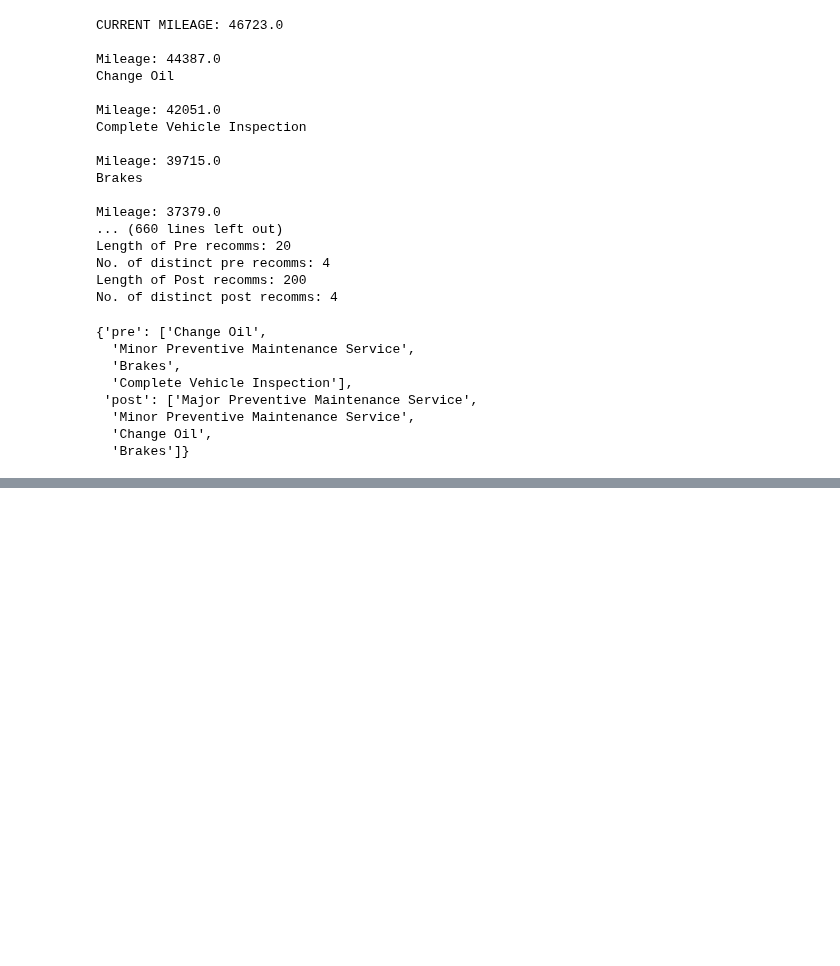
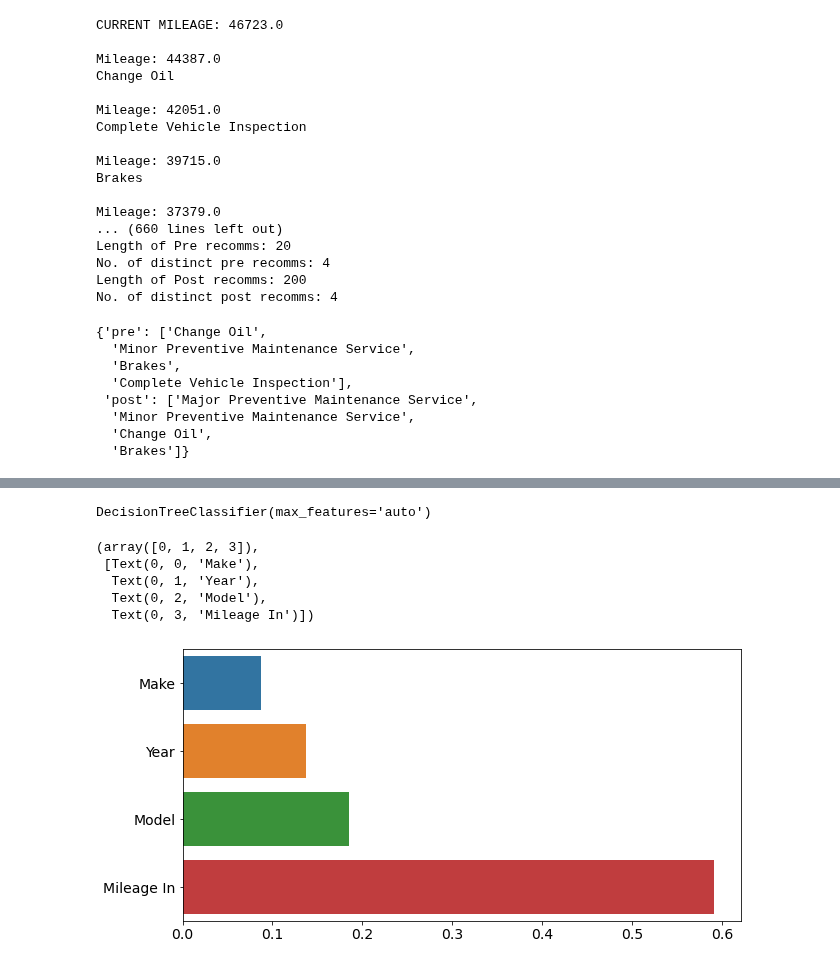
Before and after one commit to just-paul/capstone-autoserved, a Jupyter notebook: Final ntbks/capstone_clean-Model2.ipynb, the cells around one changed output, grey strips where cells are left out. Cells and saved outputs as stored; diff of their text form; code cells hidden in the pictures; blank space fills up the shorter version.

```diff
--- a/Final ntbks/capstone_clean-Model2.ipynb
+++ b/Final ntbks/capstone_clean-Model2.ipynb
@@ -877,0 +933,22 @@ No. of distinct post recomms: 4
+# %%
+clf = DecisionTreeClassifier(max_features='auto')
+# %%
+clf.fit(X_train_sampled, Y_train_sampled)
+# %% [output]
+DecisionTreeClassifier(max_features='auto')
+# %%
+feats = clf.feature_importances_
+# %%
+cols = X_train_sampled.columns
+# %%
+plt.figure(figsize=(10,5))
+sns.barplot(y=cols, x=feats, orient='h')
+plt.xticks(fontsize=14)
+plt.yticks(fontsize=14)
+# %% [output]
+(array([0, 1, 2, 3]),
+ [Text(0, 0, 'Make'),
+  Text(0, 1, 'Year'),
+  Text(0, 2, 'Model'),
+  Text(0, 3, 'Mileage In')])
+[figure, added]
```
Also changed, not shown: parts of 7 cells of this notebook, 1 other file.
